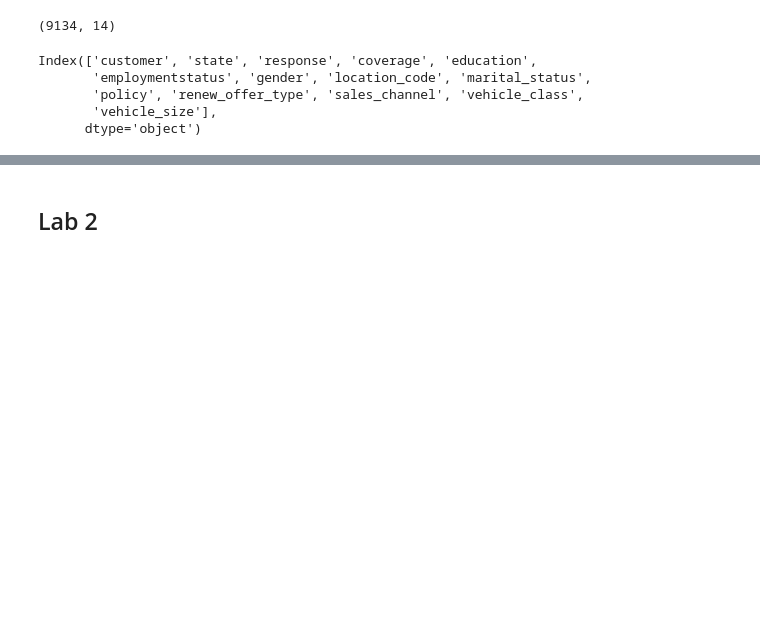
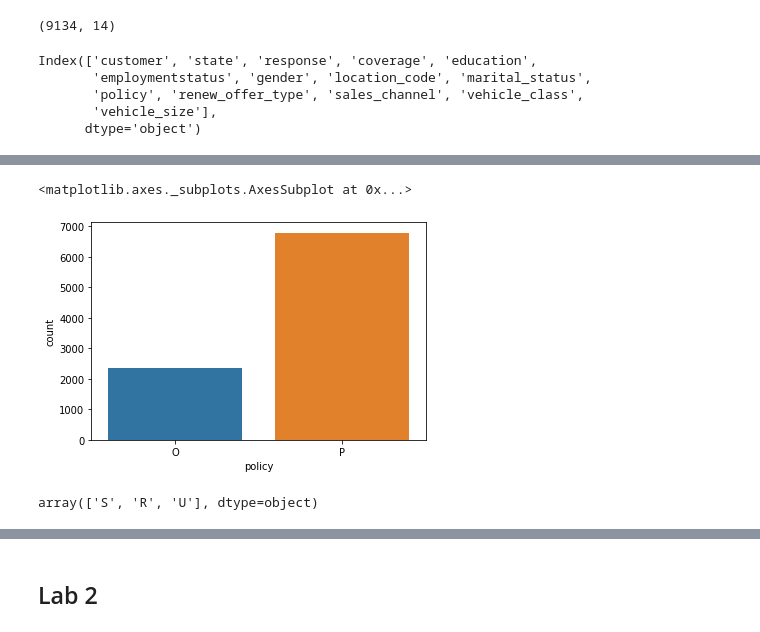
Before and after one commit to CommanderPoe/lab-data_cleaning, a Jupyter notebook: data_cleaning.ipynb, the cells around one changed output, grey strips where cells are left out. Saved outputs shown, nothing was run; the diff lists cells and outputs as text; code cells hidden in the pictures; blank space fills up the shorter version.

```diff
--- a/data_cleaning.ipynb
+++ b/data_cleaning.ipynb
@@ -479,0 +596,9 @@ P value of  vehicle_class and vehicle_size 0.0673653216392462
+# %%
+# Policies: Personal-> P, Other-> O
+
+categoricals_red['policy'].replace({'Personal':'P', 'Other': 'O'}, inplace= True)
+# %%
+sns.countplot(x= 'policy', data= categoricals_red)
+# %% [output]
+<matplotlib.axes._subplots.AxesSubplot at 0x...>
+[figure, added]
@@ -479,0 +609,4 @@ P value of  vehicle_class and vehicle_size 0.0673653216392462
+# %%
+categoricals_red['location_code'].unique()
+# %% [output]
+array(['S', 'R', 'U'], dtype=object)
```
Also changed, not shown: parts of 26 cells of this notebook.
